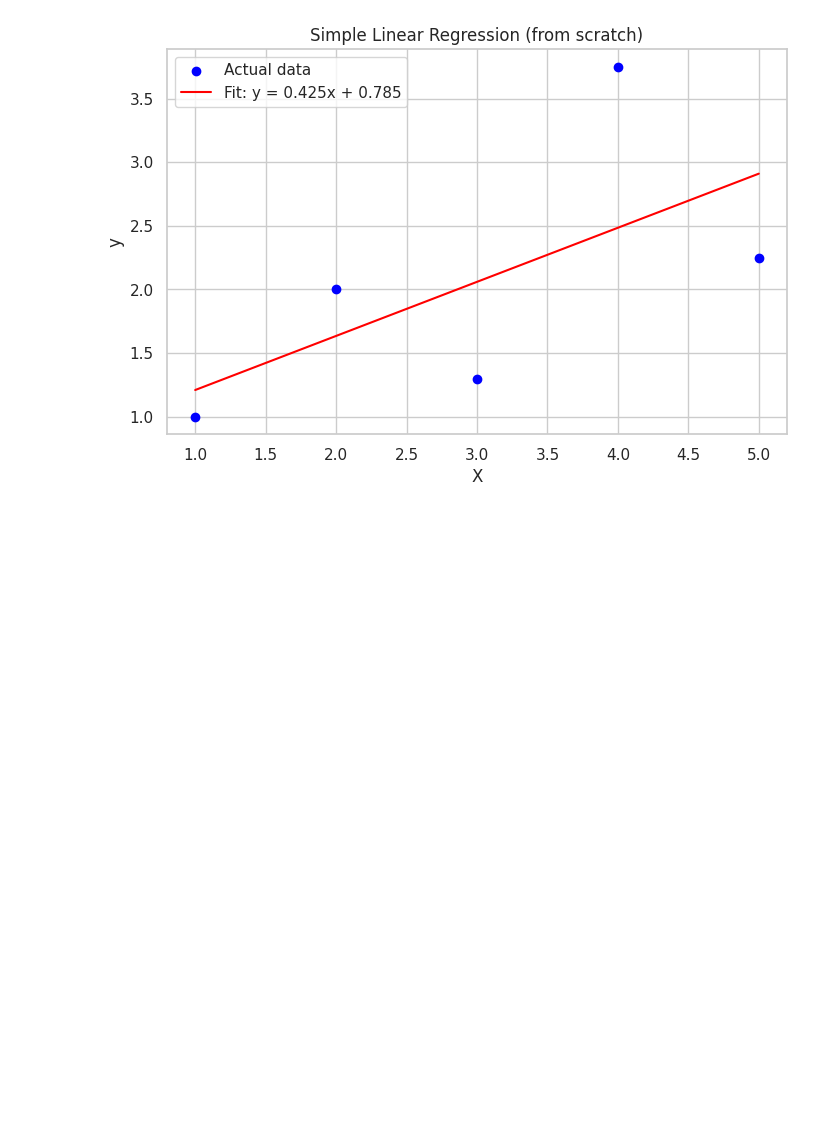
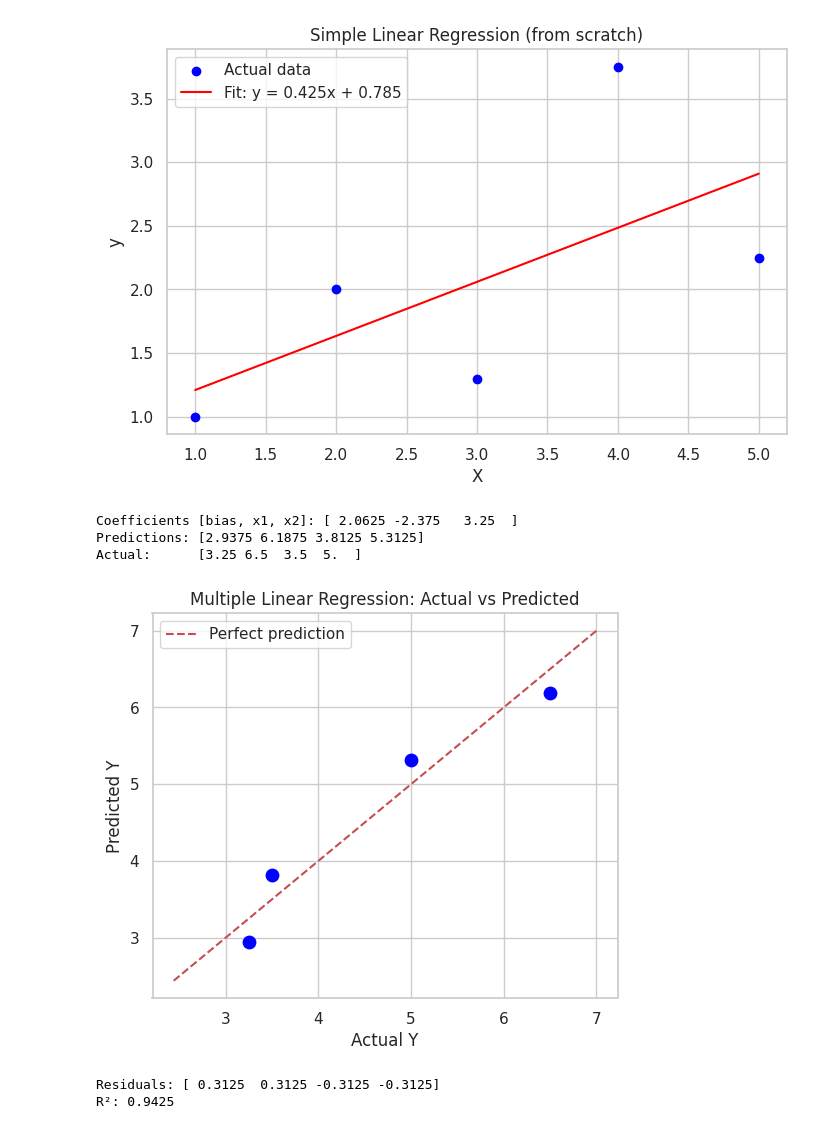
Before and after one commit to nnannatu/Machine_Learning, a Jupyter notebook: Lab_02.ipynb, the cells around one changed output. Saved outputs shown, nothing was run; the diff lists cells and outputs as text; code cells hidden in the pictures; blank space fills up the shorter version.

```diff
--- a/Lab_02.ipynb
+++ b/Lab_02.ipynb
@@ -57,3 +57,58 @@ Slope (w): 0.4250, Intercept (b): 0.7850
 Predictions: [1.21  1.635 2.06  2.485 2.91 ]
 Actual:      [1.   2.   1.3  3.75 2.25]
 [figure]
+# %%
+X_m = np.array([
+    [1, 1, 1],
+    [1, 1, 2],
+    [1, 2, 2],
+    [1, 0, 1]
+])
+Y = np.array([3.25, 6.5, 3.5, 5.0])
+
+class MultipleLinearRegression:
+    def __init__(self):
+        self.coef_ = None
+
+    def fit(self, X, y):
+        # Normal equation: w = (X^T X)^-1 X^T y
+        # Using lstsq for numerical stability (avoids explicit inverse)
+        self.coef_, *_ = np.linalg.lstsq(X, y, rcond=None)
+        return self
+
+    def predict(self, X):
+        return X @ self.coef_
+
+# Fit
+mlr = MultipleLinearRegression()
+mlr.fit(X_m, Y)
+print("Coefficients [bias, x1, x2]:", np.round(mlr.coef_, 4))
+
+# Predict
+y_pred_m = mlr.predict(X_m)
+print("Predictions:", np.round(y_pred_m, 4))
+print("Actual:     ", Y)
+
+# Visualize: actual vs predicted
+plt.figure(figsize=(6, 5))
+plt.scatter(Y, y_pred_m, color='blue', s=80, zorder=3)
+lims = [min(Y.min(), y_pred_m.min()) - 0.5, max(Y.max(), y_pred_m.max()) + 0.5]
+plt.plot(lims, lims, 'r--', label='Perfect prediction')
+plt.xlabel('Actual Y')
+plt.ylabel('Predicted Y')
+plt.title('Multiple Linear Regression: Actual vs Predicted')
+plt.legend()
+plt.grid(True)
+plt.show()
+
+# Residuals
+residuals = Y - y_pred_m
+print("Residuals:", np.round(residuals, 6))
+print(f"R²: {1 - np.sum(residuals**2) / np.sum((Y - Y.mean())**2):.4f}")
+# %% [output]
+Coefficients [bias, x1, x2]: [ 2.0625 -2.375   3.25  ]
+Predictions: [2.9375 6.1875 3.8125 5.3125]
+Actual:      [3.25 6.5  3.5  5.  ]
+[figure, added]
+Residuals: [ 0.3125  0.3125 -0.3125 -0.3125]
+R²: 0.9425
```
Also changed, not shown: parts of 9 cells of this notebook.
